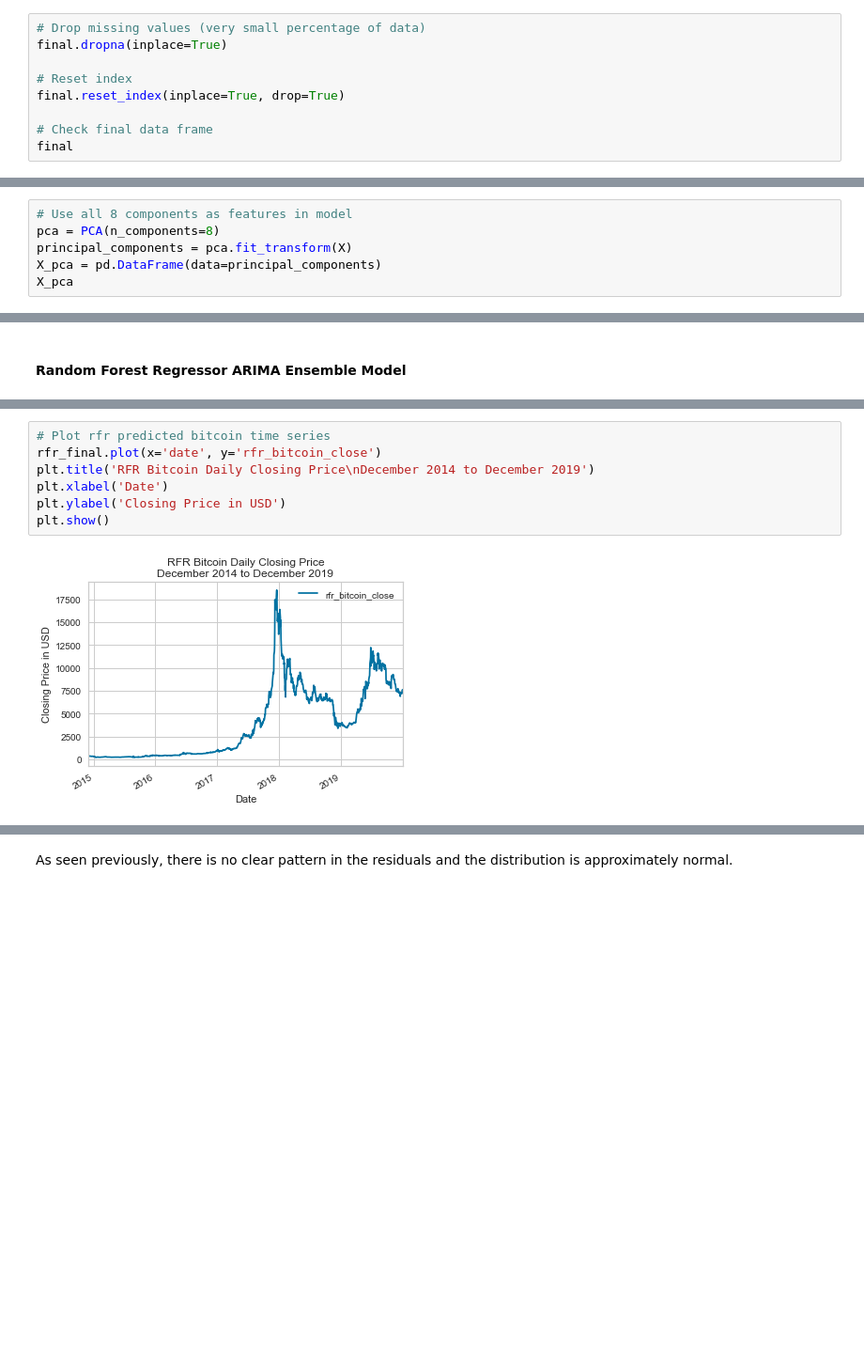
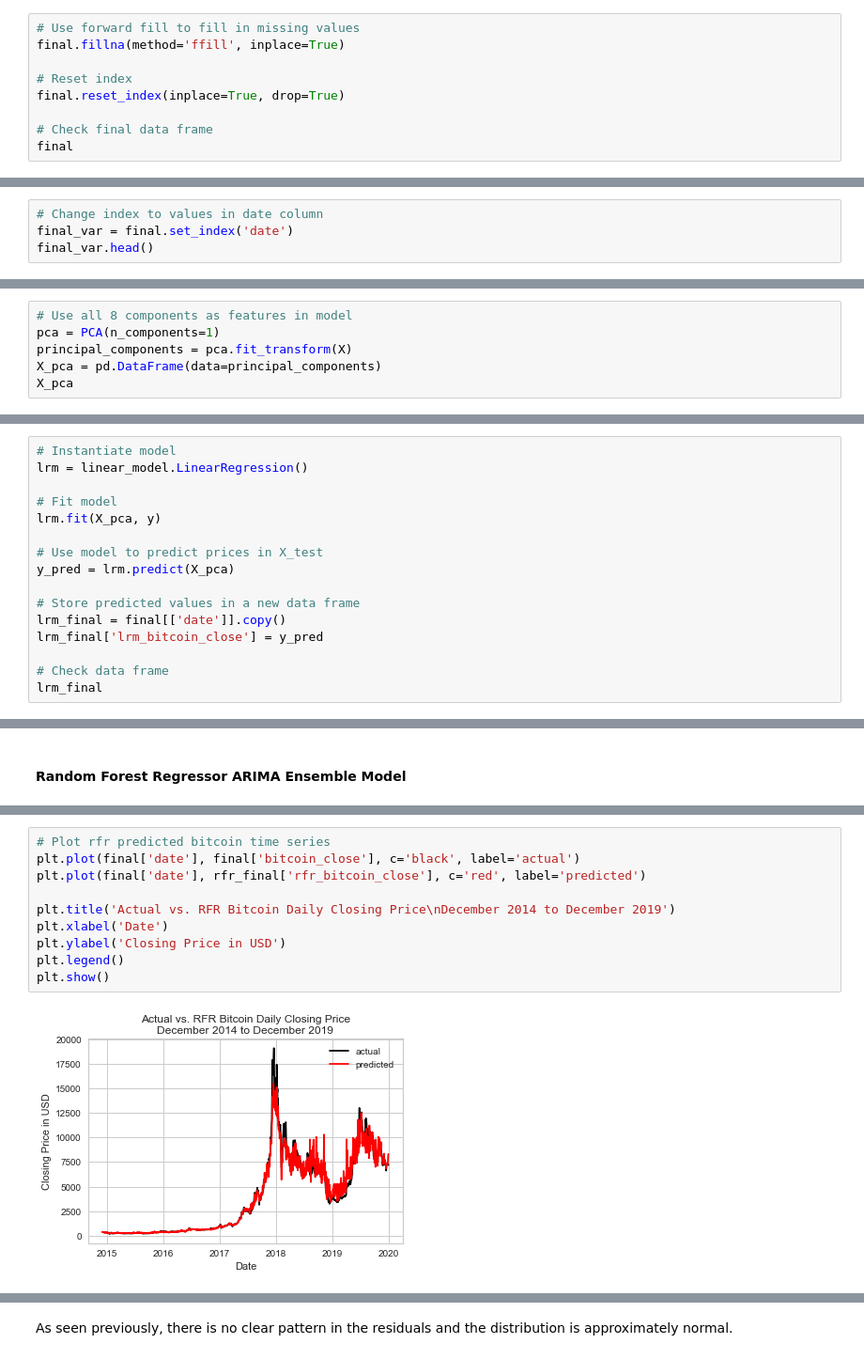
Before and after one commit to happyheppler/Thinkful-Module-38, a Jupyter notebook: module38_capstone.ipynb, the cells around one changed output, grey strips where cells are left out. Shown at 94% size. Drawn from its saved outputs; the diff is of its cells as text; blank space fills up the shorter version.

```diff
--- a/module38_capstone.ipynb
+++ b/module38_capstone.ipynb
@@ -310,8 +287,8 @@ trend            0
 unemploy         0
 dtype: int64
 # %%
-# Drop missing values (very small percentage of data)
-final.dropna(inplace=True)
+# Use forward fill to fill in missing values
+final.fillna(method='ffill', inplace=True)
 
 # Reset index
 final.reset_index(inplace=True, drop=True)
@@ -648,0 +578,4 @@ behavior, convert the 'datetime.date' to a datetime with
+# %%
+# Change index to values in date column
+final_var = final.set_index('date')
+final_var.head()
@@ -978,7 +1346,7 @@ print(eig_val_cov)
 Since I only have 8 variables, I used PCA to reduce correlation and improve independence between the external variables rather than to reduce the overall dimensions. Thus, I will continue with all 8 components as features in the downstream supervised models.
 # %%
 # Use all 8 components as features in model
-pca = PCA(n_components=8)
+pca = PCA(n_components=1)
 principal_components = pca.fit_transform(X)
 X_pca = pd.DataFrame(data=principal_components)
 X_pca
@@ -1051,0 +1421,16 @@ The R-squared values for both the training and test sets are quite high (about 0
+# %%
+# Instantiate model
+lrm = linear_model.LinearRegression()
+
+# Fit model
+lrm.fit(X_pca, y)
+
+# Use model to predict prices in X_test
+y_pred = lrm.predict(X_pca)
+
+# Store predicted values in a new data frame
+lrm_final = final[['date']].copy()
+lrm_final['lrm_bitcoin_close'] = y_pred
+
+# Check data frame
+lrm_final
@@ -1127,12 +1622,15 @@ rfr_final
 # %%
 # Plot rfr predicted bitcoin time series
-rfr_final.plot(x='date', y='rfr_bitcoin_close')
-plt.title('RFR Bitcoin Daily Closing Price\nDecember 2014 to December 2019')
+plt.plot(final['date'], final['bitcoin_close'], c='black', label='actual')
+plt.plot(final['date'], rfr_final['rfr_bitcoin_close'], c='red', label='predicted')
+
+plt.title('Actual vs. RFR Bitcoin Daily Closing Price\nDecember 2014 to December 2019')
 plt.xlabel('Date')
 plt.ylabel('Closing Price in USD')
+plt.legend()
 plt.show()
 # %% [output]
-[figure, old version]
+[figure, new version]
 # %%
 # Use pd.auto_arima to optimize p and q based on AIC
 stepwise_fit = pm.auto_arima(rfr_final.rfr_bitcoin_close,
```
Also changed, not shown: parts of 96 cells of this notebook.
